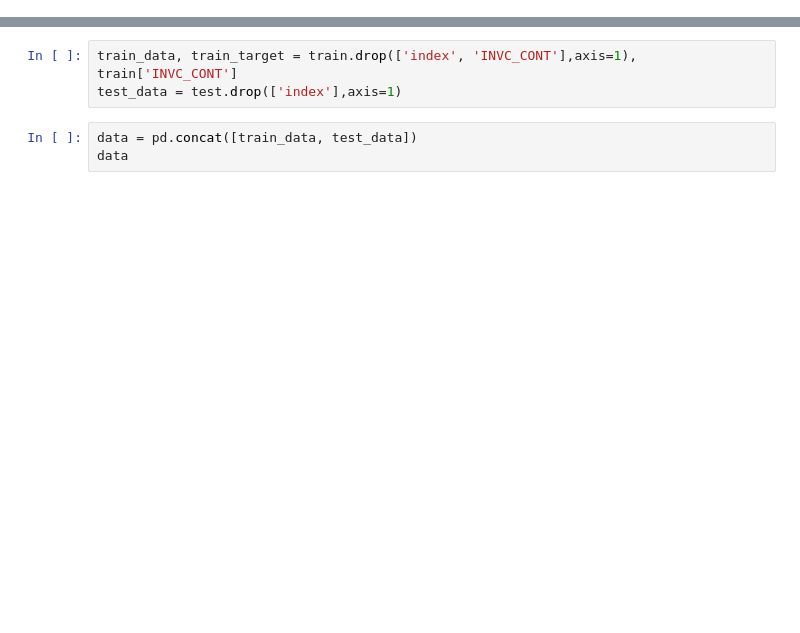
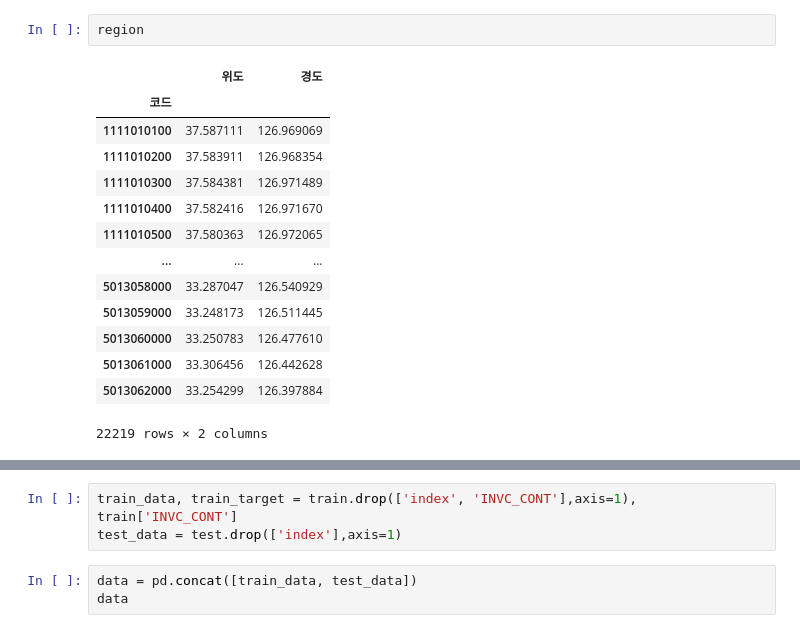
Before and after one commit to LoveDH/dacon-projects, a Jupyter notebook: 물류_유통량_예측/tpot regressor.ipynb, the cells around one changed output, grey strips where cells are left out. Drawn from its saved outputs; the diff is of its cells as text; blank space fills up the shorter version.

```diff
--- a/물류_유통량_예측/tpot regressor.ipynb
+++ b/물류_유통량_예측/tpot regressor.ipynb
@@ -10,0 +33,17 @@ submission = pd.read_csv('data/sample_submission.csv')
+# %%
+region
+# %% [output]
+|  | 위도 | 경도 |
+| 코드 |  |  |
+| 1111010100 | 37.587111 | 126.969069 |
+| 1111010200 | 37.583911 | 126.968354 |
+| 1111010300 | 37.584381 | 126.971489 |
+| 1111010400 | 37.582416 | 126.971670 |
+| 1111010500 | 37.580363 | 126.972065 |
+| ... | ... | ... |
+| 5013058000 | 33.287047 | 126.540929 |
+| 5013059000 | 33.248173 | 126.511445 |
+| 5013060000 | 33.250783 | 126.477610 |
+| 5013061000 | 33.306456 | 126.442628 |
+| 5013062000 | 33.254299 | 126.397884 |
+22219 rows × 2 columns
```
Also changed, not shown: parts of 12 cells of this notebook, 3 other files.
